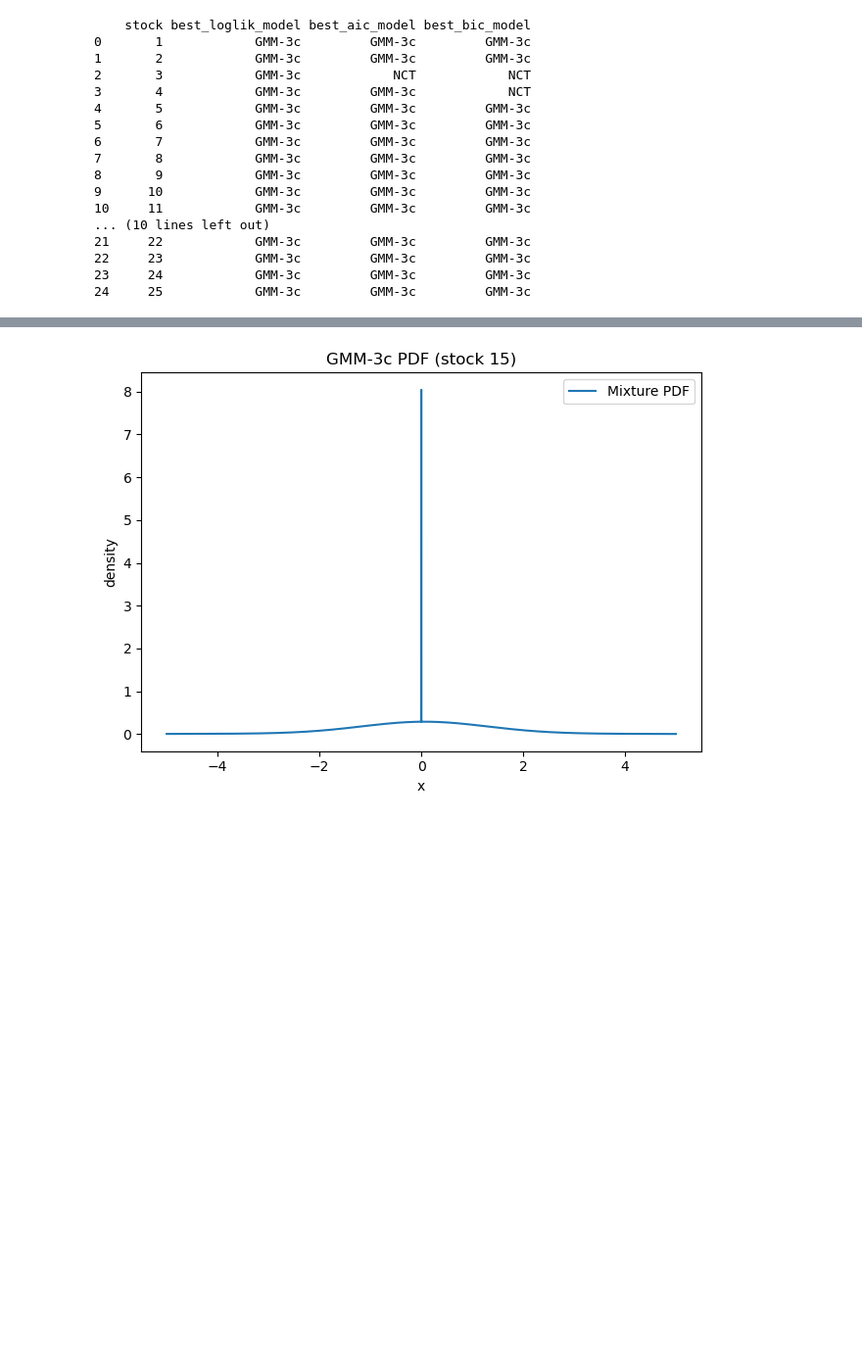
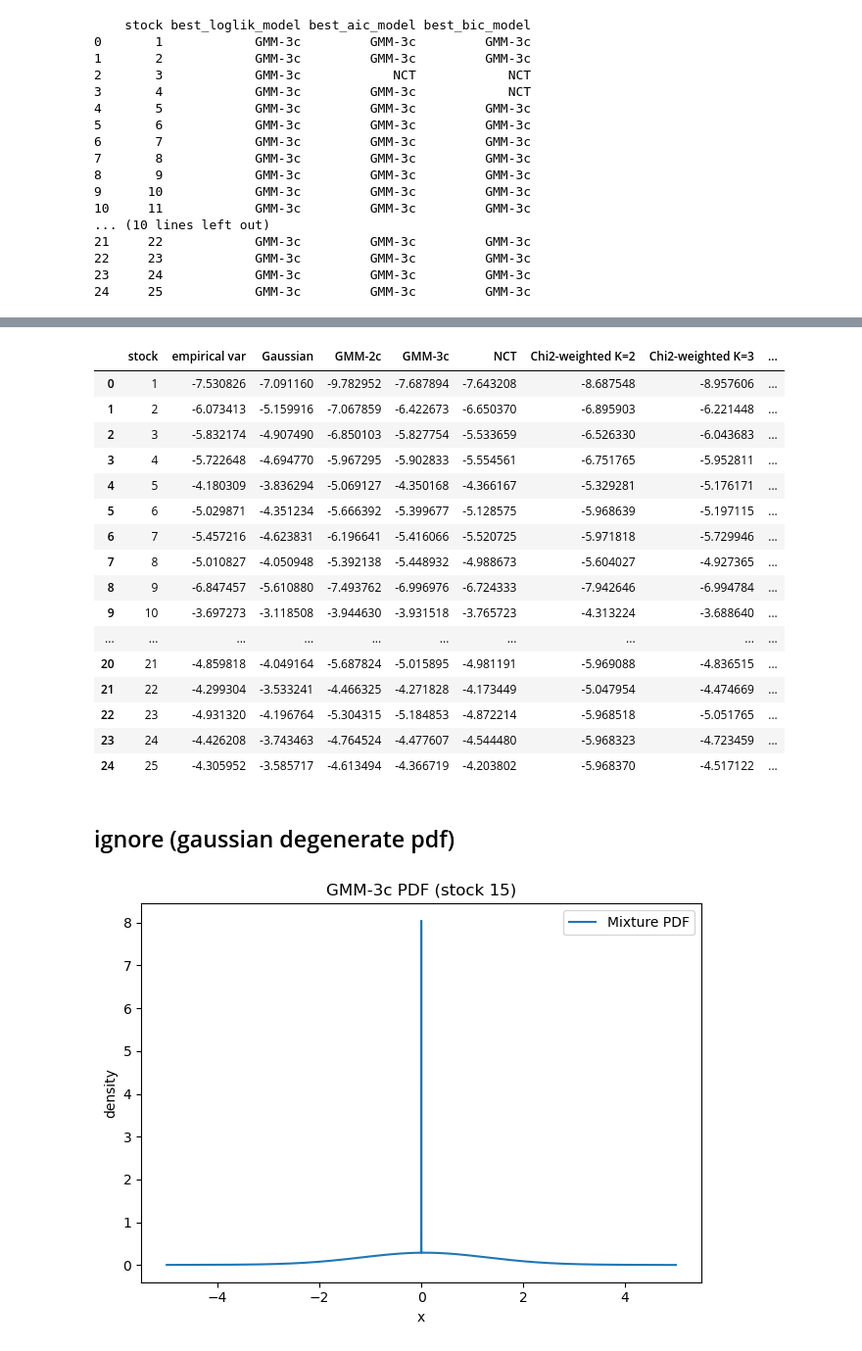
Before and after one commit to hugobelzil/SFF-HW2, a Jupyter notebook: ModelComparison.ipynb, the cells around one changed output, grey strips where cells are left out. Shown: that part at 98% size. Cells and saved outputs as stored; diff of their text form; code cells hidden in the pictures; blank space fills up the shorter version.

```diff
--- a/ModelComparison.ipynb
+++ b/ModelComparison.ipynb
@@ -163,3 +171,59 @@ best_models.to_csv('results/best_models_loglik_aic_bic_init150.csv', index=False
+# %%
+
+
+chi2_weightedk2_var = pd.read_csv('results/ValueAtRiskResults/chi2_weighted_K2_var.csv')
+chi2_weightedk3_var = pd.read_csv('results/ValueAtRiskResults/chi2_weighted_K3_var.csv')
+chi2_weightedk4_var = pd.read_csv('results/ValueAtRiskResults/chi2_weighted_K4_var.csv')
+chi2_weightedk5_var = pd.read_csv('results/ValueAtRiskResults/chi2_weighted_K5_var.csv')
+
+gaussian_var = pd.read_csv('results/ValueAtRiskResults/gaussian_var.csv')
+gmm2cinit5_var = pd.read_csv('results/ValueAtRiskResults/gmm2c_init5_var.csv')
+gmm3cinit5_var = pd.read_csv('results/ValueAtRiskResults/gmm3c_init5var.csv')
+nct_var = pd.read_csv('results/ValueAtRiskResults/nct_var.csv')
+
+
+emp_col = "empirical var" if "empirical var" in gaussian_var.columns else "empirical-var"
+empirical_var = gaussian_var[emp_col].values
+
+if "stock" in gaussian_var.columns:
+    stock = gaussian_var["stock"].astype(int).values
+else:
+    stock = np.arange(1, len(gaussian_var) + 1)
+
+var_table = pd.DataFrame({
+    "stock": stock,
+    "empirical var": empirical_var,
+    "Gaussian": gaussian_var["estimated-var"].values,
+    "GMM-2c": gmm2cinit5_var["estimated-var"].values,
+    "GMM-3c": gmm3cinit5_var["estimated-var"].values,
+    "NCT": nct_var["estimated-var"].values,
+    "Chi2-weighted K=2": chi2_weightedk2_var["estimated-var"].values,
+    "Chi2-weighted K=3": chi2_weightedk3_var["estimated-var"].values,
+    "Chi2-weighted K=4": chi2_weightedk4_var["estimated-var"].values,
+    "Chi2-weighted K=5": chi2_weightedk5_var["estimated-var"].values,
+})
+
+var_table.head(25)
+# %% [output]
+|  | stock | empirical var | Gaussian | GMM-2c | GMM-3c | NCT | Chi2-weighted K=2 | Chi2-weighted K=3 | ... |
+| 0 | 1 | -7.530826 | -7.091160 | -9.782952 | -7.687894 | -7.643208 | -8.687548 | -8.957606 | ... |
+| 1 | 2 | -6.073413 | -5.159916 | -7.067859 | -6.422673 | -6.650370 | -6.895903 | -6.221448 | ... |
+| 2 | 3 | -5.832174 | -4.907490 | -6.850103 | -5.827754 | -5.533659 | -6.526330 | -6.043683 | ... |
+| 3 | 4 | -5.722648 | -4.694770 | -5.967295 | -5.902833 | -5.554561 | -6.751765 | -5.952811 | ... |
+| 4 | 5 | -4.180309 | -3.836294 | -5.069127 | -4.350168 | -4.366167 | -5.329281 | -5.176171 | ... |
+| 5 | 6 | -5.029871 | -4.351234 | -5.666392 | -5.399677 | -5.128575 | -5.968639 | -5.197115 | ... |
+| 6 | 7 | -5.457216 | -4.623831 | -6.196641 | -5.416066 | -5.520725 | -5.971818 | -5.729946 | ... |
+| 7 | 8 | -5.010827 | -4.050948 | -5.392138 | -5.448932 | -4.988673 | -5.604027 | -4.927365 | ... |
+| 8 | 9 | -6.847457 | -5.610880 | -7.493762 | -6.996976 | -6.724333 | -7.942646 | -6.994784 | ... |
+| 9 | 10 | -3.697273 | -3.118508 | -3.944630 | -3.931518 | -3.765723 | -4.313224 | -3.688640 | ... |
+| ... | ... | ... | ... | ... | ... | ... | ... | ... | ... |
+| 20 | 21 | -4.859818 | -4.049164 | -5.687824 | -5.015895 | -4.981191 | -5.969088 | -4.836515 | ... |
+| 21 | 22 | -4.299304 | -3.533241 | -4.466325 | -4.271828 | -4.173449 | -5.047954 | -4.474669 | ... |
+| 22 | 23 | -4.931320 | -4.196764 | -5.304315 | -5.184853 | -4.872214 | -5.968518 | -5.051765 | ... |
+| 23 | 24 | -4.426208 | -3.743463 | -4.764524 | -4.477607 | -4.544480 | -5.968323 | -4.723459 | ... |
+| 24 | 25 | -4.305952 | -3.585717 | -4.613494 | -4.366719 | -4.203802 | -5.968370 | -4.517122 | ... |
+# %% [markdown]
+## ignore (gaussian degenerate pdf)
 # %%
 import numpy as np
 import matplotlib.pyplot as plt
```
Also changed, not shown: parts of 3 cells of this notebook, 15 other files.
